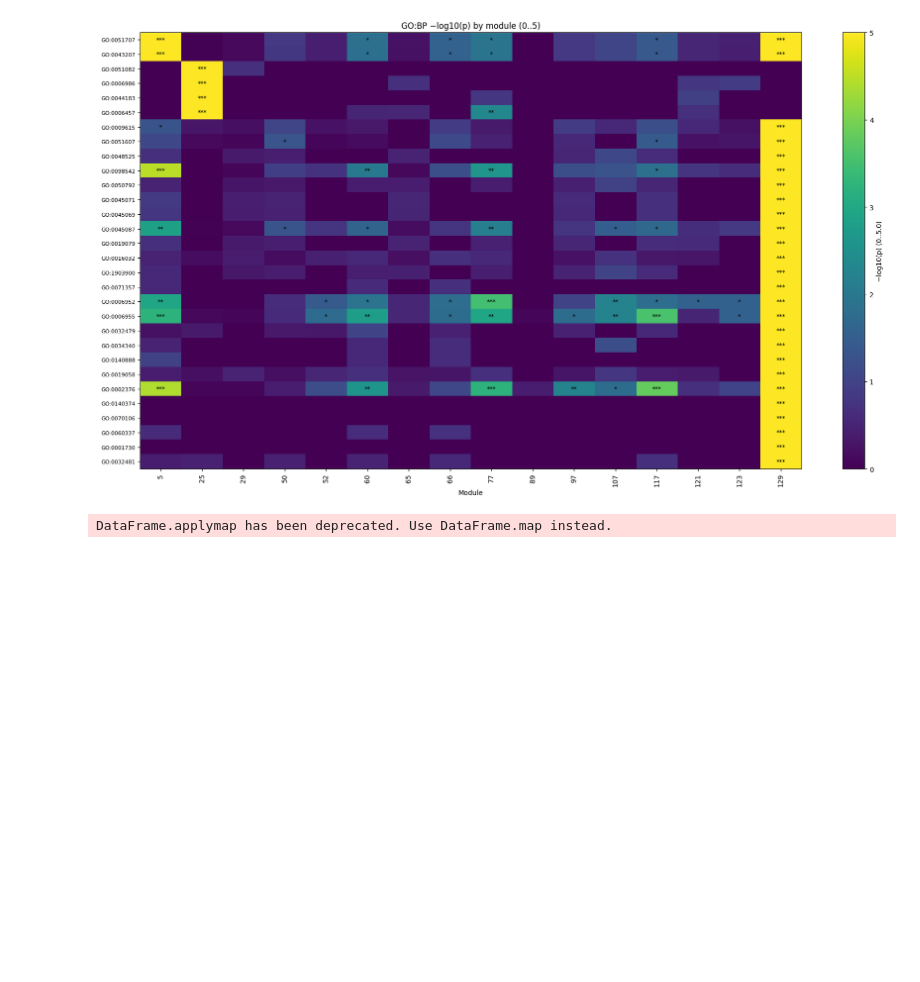
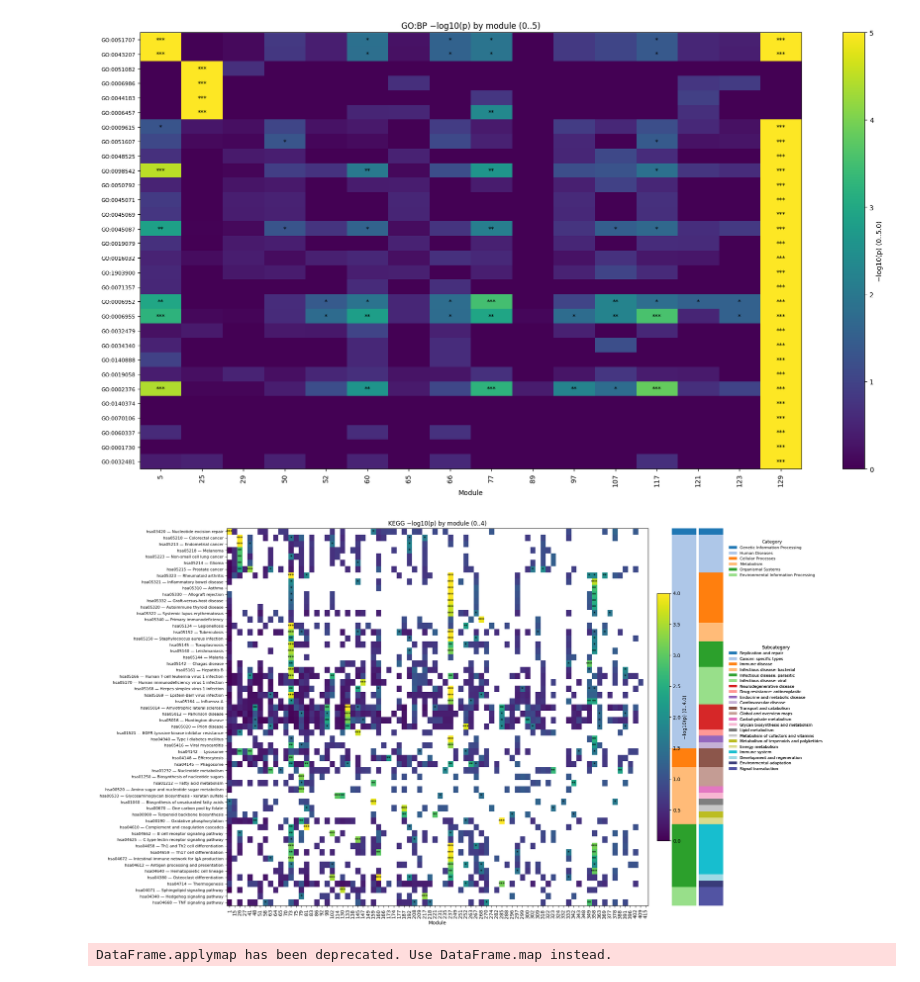
Before and after one commit to edenede2/CoExpression_ReProduction, a Jupyter notebook: rosmap.ipynb, the cells around one changed output. Drawn from its saved outputs; the diff is of its cells as text; code cells hidden in the pictures; blank space fills up the shorter version.

```diff
--- a/rosmap.ipynb
+++ b/rosmap.ipynb
@@ -854,3 +1018,23 @@ def plot_log_heatmap_with_stars(logp_df, stars_df=None, cap=6.0, title="KEGG −
+# %%
+KEGG_CSV = "/Users/edeneldar/CoExpression_ReProduction/kegg_rosmap_full.csv"
+MODULES = "/Users/edeneldar/Library/CloudStorage/GoogleDrive-edenede2@gmail.com/Shared drives/is-SomekhLab/inter_tissue_coexpression/proccessed_data/ROSMAP_full_outputs/xwgcna_rosmap_autobeta_run4_Cluster_details.tsv"
+logp_kegg, meas_kegg, stars_kegg = build_kegg_logp_matrix(
+    KEGG_CSV,
+    modules_details=MODULES, clean_TS=True,
+    selection="global_top", K_GLOBAL=60,
+    cap=4.0, star_from="p"
+)
+
+
+fig = plot_kegg_log_heatmap_with_annots(
+    logp_kegg, stars_df=stars_kegg, cap=4.0,
+    title="KEGG −log10(p) by module (0..4)",
+    kegg_long_csv=KEGG_CSV,           # מכאן הוא שולף category/subcategory
+    legend_fontsize=8
+)
+plt.show()
+# %% [output]
+[figure, added]
 # %%
 KEGG_CSV = "/Users/edeneldar/CoExpression_ReProduction/kegg_rosmap_5000.csv"
 MODULES_5000 = "/Users/edeneldar/Library/CloudStorage/GoogleDrive-edenede2@gmail.com/Shared drives/is-SomekhLab/inter_tissue_coexpression/proccessed_data/ROSMAP_full_outputs/xwgcna_rosmap_autobeta_run5_Cluster_details.tsv"
```
Also changed, not shown: parts of 1 cell of this notebook, 2 other files.
